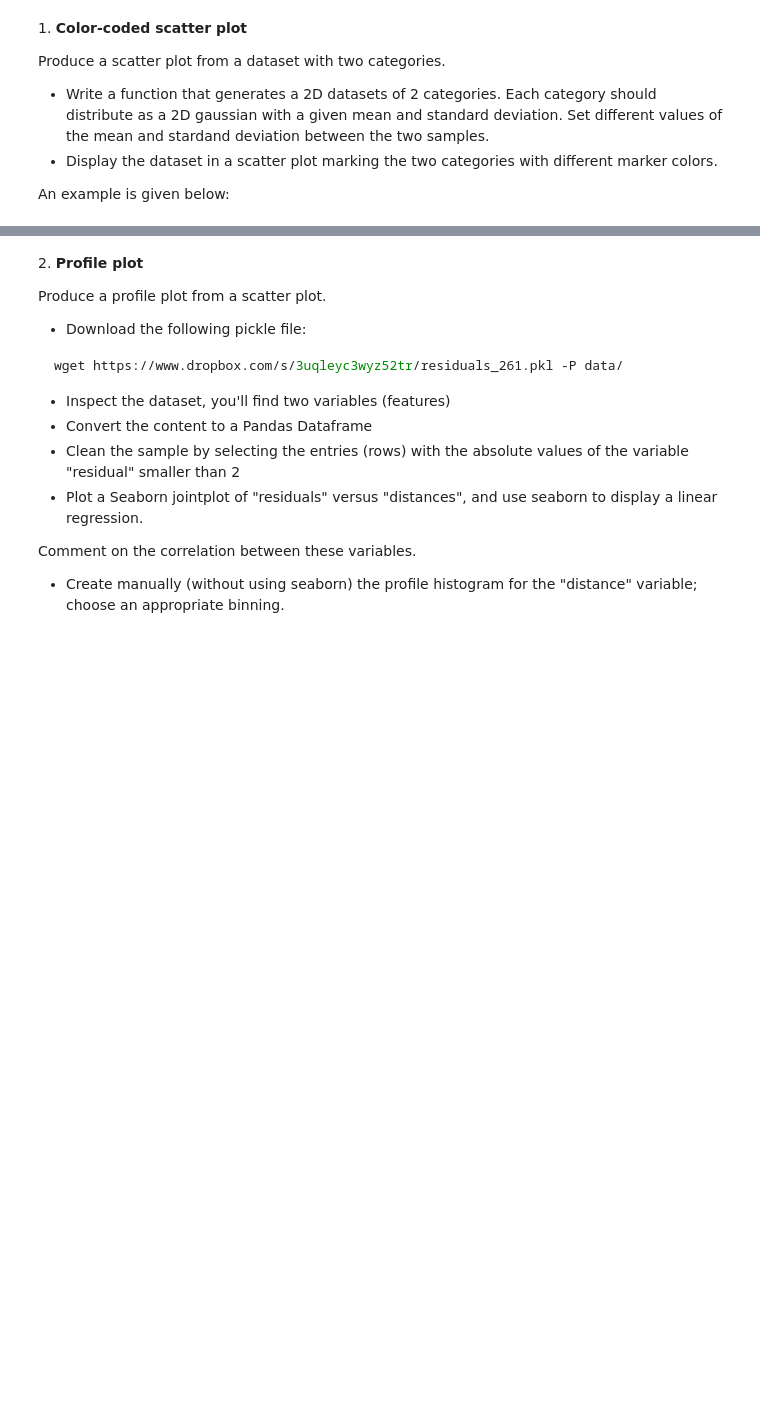
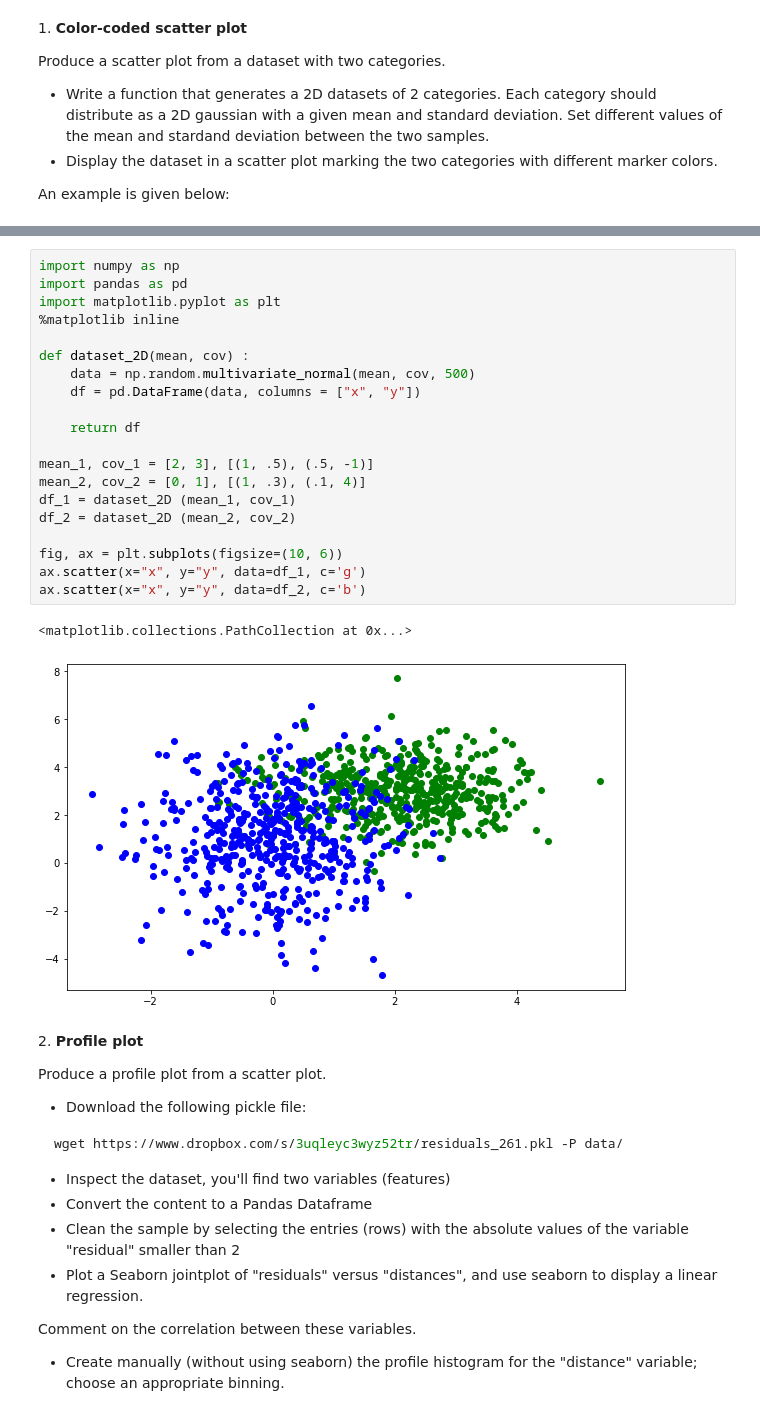
Before and after one commit to zucchett/HighLevelProgramming2021, a Jupyter notebook: 07ex_visualization.ipynb, the cells around one changed output, grey strips where cells are left out. Saved outputs shown, nothing was run; the diff lists cells and outputs as text; blank space fills up the shorter version.

```diff
--- a/07ex_visualization.ipynb
+++ b/07ex_visualization.ipynb
@@ -13,3 +15,26 @@ Image('two_categories_scatter_plot.png')
+# %%
+import numpy as np
+import pandas as pd
+import matplotlib.pyplot as plt
+%matplotlib inline
+
+def dataset_2D(mean, cov) :
+    data = np.random.multivariate_normal(mean, cov, 500)
+    df = pd.DataFrame(data, columns = ["x", "y"])
+
+    return df
+
+mean_1, cov_1 = [2, 3], [(1, .5), (.5, -1)]
+mean_2, cov_2 = [0, 1], [(1, .3), (.1, 4)]
+df_1 = dataset_2D (mean_1, cov_1)
+df_2 = dataset_2D (mean_2, cov_2)
+
+fig, ax = plt.subplots(figsize=(10, 6))
+ax.scatter(x="x", y="y", data=df_1, c='g')
+ax.scatter(x="x", y="y", data=df_2, c='b')
+# %% [output]
+<matplotlib.collections.PathCollection at 0x...>
+[figure, added]
 # %% [markdown]
 2\. **Profile plot**
 
```
Also changed, not shown: parts of 3 cells of this notebook.
